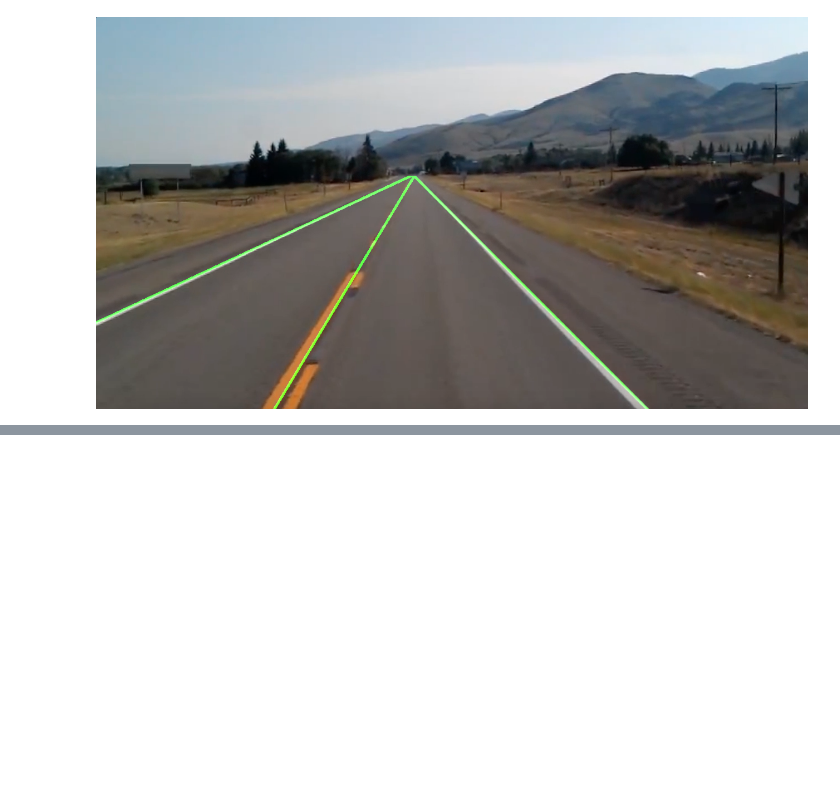
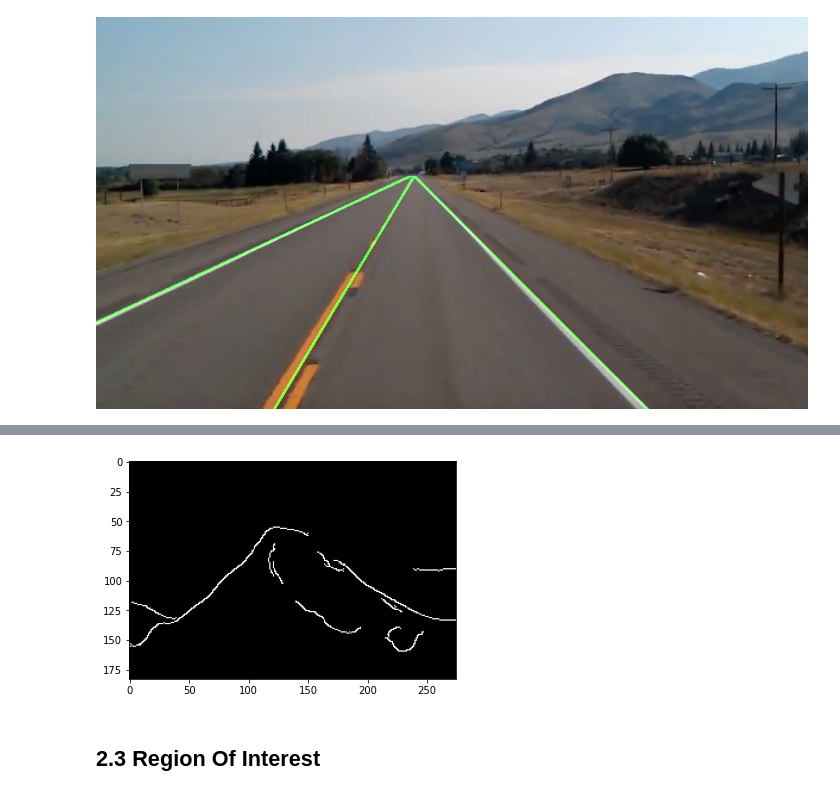
Before and after one commit to moharamfatema/Image-Processing, a Jupyter notebook: hough transform/Road_Lane_Detection_Using_Hough_Transform.ipynb, the cells around one changed output, grey strips where cells are left out. Saved outputs shown, nothing was run; the diff lists cells and outputs as text; code cells hidden in the pictures; blank space fills up the shorter version.

```diff
--- a/hough transform/Road_Lane_Detection_Using_Hough_Transform.ipynb
+++ b/hough transform/Road_Lane_Detection_Using_Hough_Transform.ipynb
@@ -140,0 +166,6 @@ cv2_imshow(imgc)
+# %%
+show_image(edges_img, True, True)
+# %% [output]
+[figure, added]
+# %% [markdown]
+## 2.3 Region Of Interest
```
Also changed, not shown: parts of 20 cells of this notebook, 1 other file.
